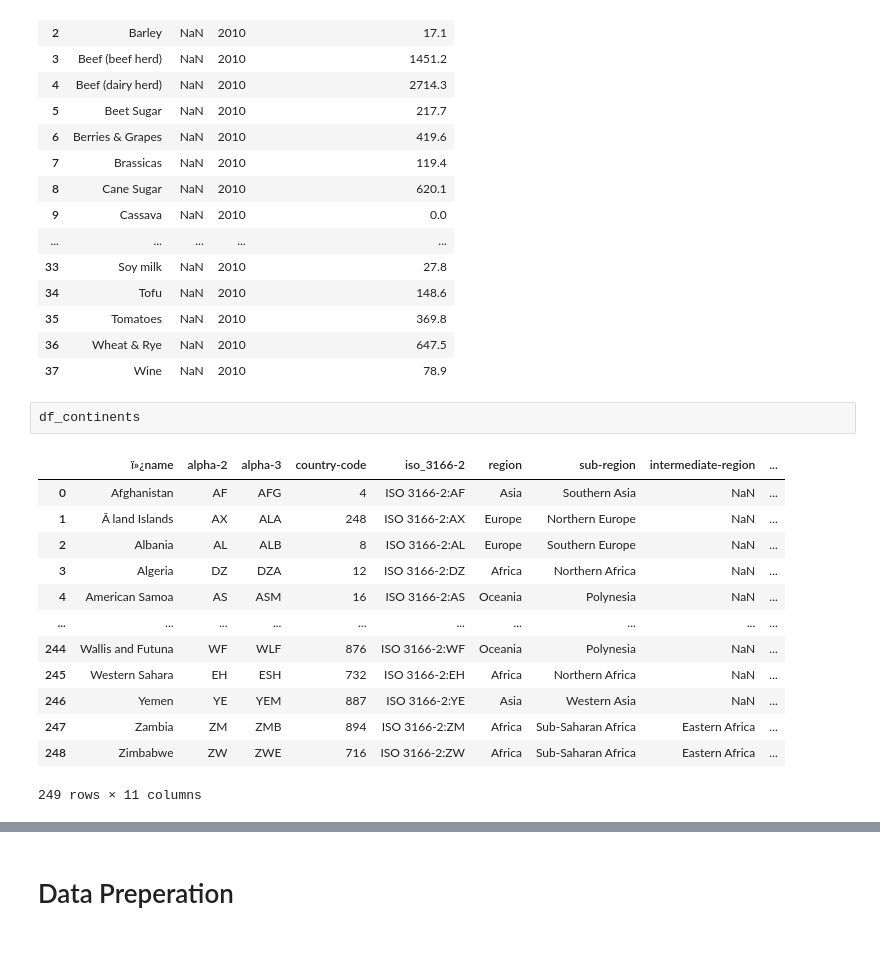
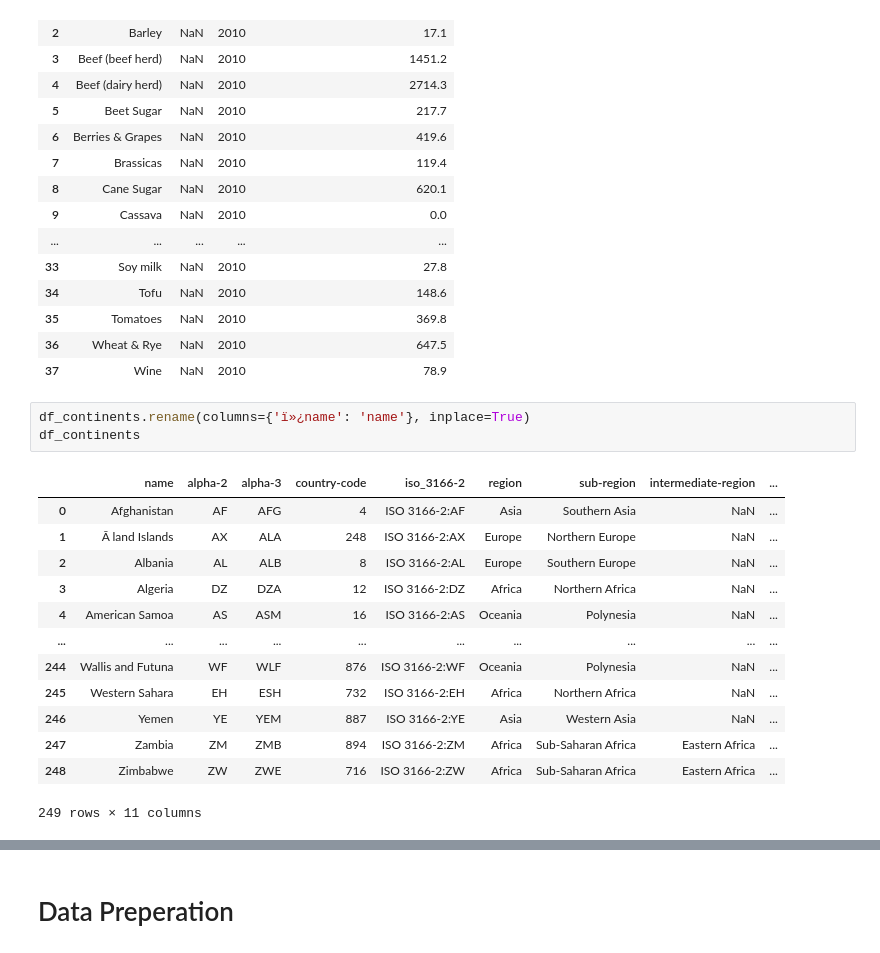
Before and after one commit to CatarinaCosta02/AIS, a Jupyter notebook: ais.ipynb, the cells around one changed output, grey strips where cells are left out. Saved outputs shown, nothing was run; the diff lists cells and outputs as text.

```diff
--- a/ais.ipynb
+++ b/ais.ipynb
@@ -319,19 +320,20 @@ df_waterWithdrawals
 | 35 | Tomatoes | NaN | 2010 | 369.8 |
 | 36 | Wheat & Rye | NaN | 2010 | 647.5 |
 | 37 | Wine | NaN | 2010 | 78.9 |
-# %%
-df_continents
-# %% [output]
-|  | ï»¿name | alpha-2 | alpha-3 | country-code | iso_3166-2 | region | sub-region | intermediate-region | ... |
-| 0 | Afghanistan | AF | AFG | 4 | ISO 3166-2:AF | Asia | Southern Asia | NaN | ... |
-| 1 | Ã land Islands | AX | ALA | 248 | ISO 3166-2:AX | Europe | Northern Europe | NaN | ... |
-| 2 | Albania | AL | ALB | 8 | ISO 3166-2:AL | Europe | Southern Europe | NaN | ... |
-| 3 | Algeria | DZ | DZA | 12 | ISO 3166-2:DZ | Africa | Northern Africa | NaN | ... |
-| 4 | American Samoa | AS | ASM | 16 | ISO 3166-2:AS | Oceania | Polynesia | NaN | ... |
-| ... | ... | ... | ... | ... | ... | ... | ... | ... | ... |
-| 244 | Wallis and Futuna | WF | WLF | 876 | ISO 3166-2:WF | Oceania | Polynesia | NaN | ... |
-| 245 | Western Sahara | EH | ESH | 732 | ISO 3166-2:EH | Africa | Northern Africa | NaN | ... |
-| 246 | Yemen | YE | YEM | 887 | ISO 3166-2:YE | Asia | Western Asia | NaN | ... |
-| 247 | Zambia | ZM | ZMB | 894 | ISO 3166-2:ZM | Africa | Sub-Saharan Africa | Eastern Africa | ... |
-| 248 | Zimbabwe | ZW | ZWE | 716 | ISO 3166-2:ZW | Africa | Sub-Saharan Africa | Eastern Africa | ... |
-249 rows × 11 columns
+# %%
+df_continents.rename(columns={'ï»¿name': 'name'}, inplace=True)
+df_continents
+# %% [output]
+|  | name | alpha-2 | alpha-3 | country-code | iso_3166-2 | region | sub-region | intermediate-region | ... |
+| 0 | Afghanistan | AF | AFG | 4 | ISO 3166-2:AF | Asia | Southern Asia | NaN | ... |
+| 1 | Ã land Islands | AX | ALA | 248 | ISO 3166-2:AX | Europe | Northern Europe | NaN | ... |
+| 2 | Albania | AL | ALB | 8 | ISO 3166-2:AL | Europe | Southern Europe | NaN | ... |
+| 3 | Algeria | DZ | DZA | 12 | ISO 3166-2:DZ | Africa | Northern Africa | NaN | ... |
+| 4 | American Samoa | AS | ASM | 16 | ISO 3166-2:AS | Oceania | Polynesia | NaN | ... |
+| ... | ... | ... | ... | ... | ... | ... | ... | ... | ... |
+| 244 | Wallis and Futuna | WF | WLF | 876 | ISO 3166-2:WF | Oceania | Polynesia | NaN | ... |
+| 245 | Western Sahara | EH | ESH | 732 | ISO 3166-2:EH | Africa | Northern Africa | NaN | ... |
+| 246 | Yemen | YE | YEM | 887 | ISO 3166-2:YE | Asia | Western Asia | NaN | ... |
+| 247 | Zambia | ZM | ZMB | 894 | ISO 3166-2:ZM | Africa | Sub-Saharan Africa | Eastern Africa | ... |
+| 248 | Zimbabwe | ZW | ZWE | 716 | ISO 3166-2:ZW | Africa | Sub-Saharan Africa | Eastern Africa | ... |
+249 rows × 11 columns
```
Also changed, not shown: parts of 2 cells of this notebook.
